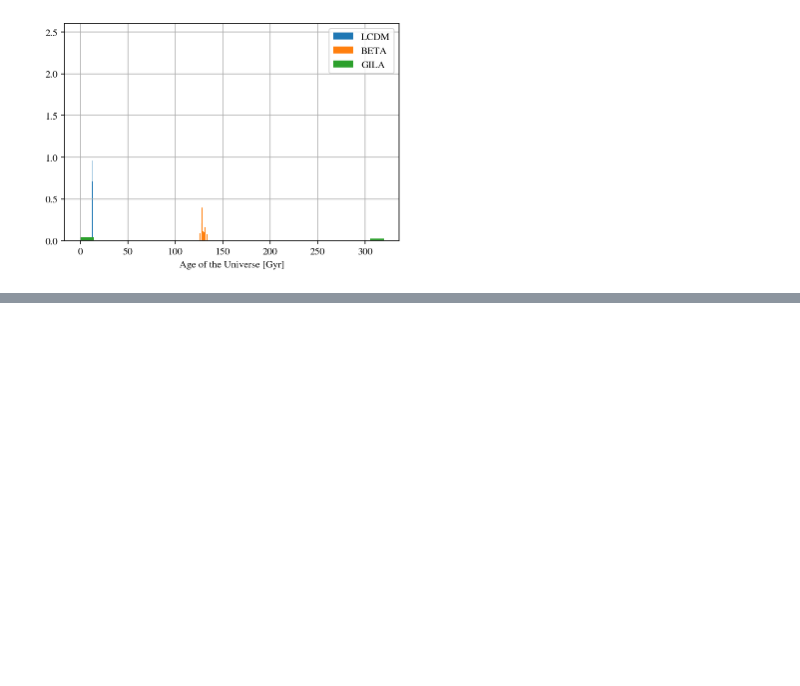
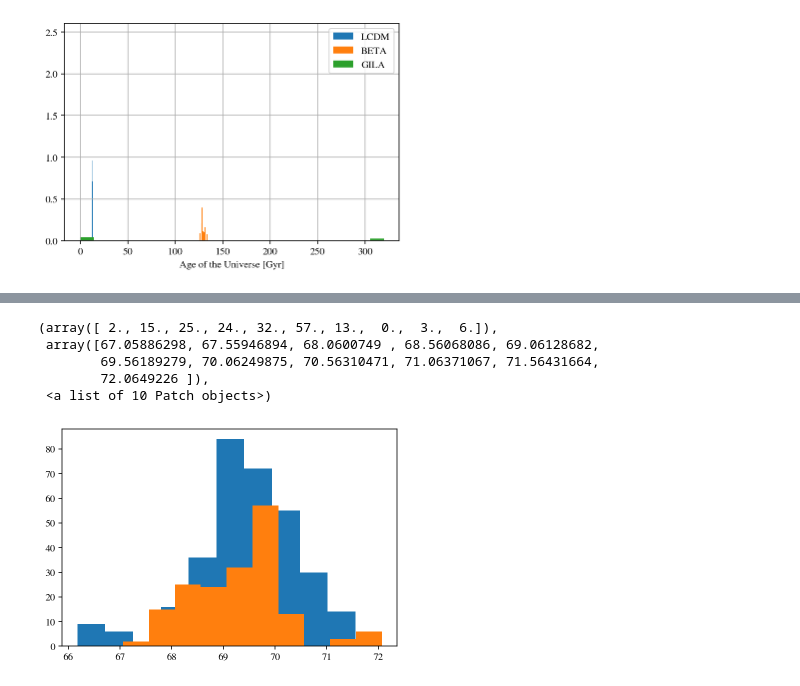
Before and after one commit to matiasleize/GC_MCMC, a Jupyter notebook: notebooks/age_of_the_universe/plot_age_of_universe_0.90.ipynb, the cells around one changed output, grey strips where cells are left out. Saved outputs shown, nothing was run; the diff lists cells and outputs as text; code cells hidden in the pictures; blank space fills up the shorter version.

```diff
--- a/notebooks/age_of_the_universe/plot_age_of_universe_0.90.ipynb
+++ b/notebooks/age_of_the_universe/plot_age_of_universe_0.90.ipynb
@@ -235,0 +252,13 @@ plt.savefig('AOU_{}.pdf'.format(L_bar))
+# %%
+H0_down = flat_samples_gila[:,2][mask_down]
+H0_up = flat_samples_gila[:,2][mask_up]
+
+plt.hist(H0_down)
+plt.hist(H0_up)
+# %% [output]
+(array([ 2., 15., 25., 24., 32., 57., 13.,  0.,  3.,  6.]),
+ array([67.05886298, 67.55946894, 68.0600749 , 68.56068086, 69.06128682,
+        69.56189279, 70.06249875, 70.56310471, 71.06371067, 71.56431664,
+        72.0649226 ]),
+ <a list of 10 Patch objects>)
+[figure, added]
```
Also changed, not shown: parts of 9 cells of this notebook, 2 other files.
